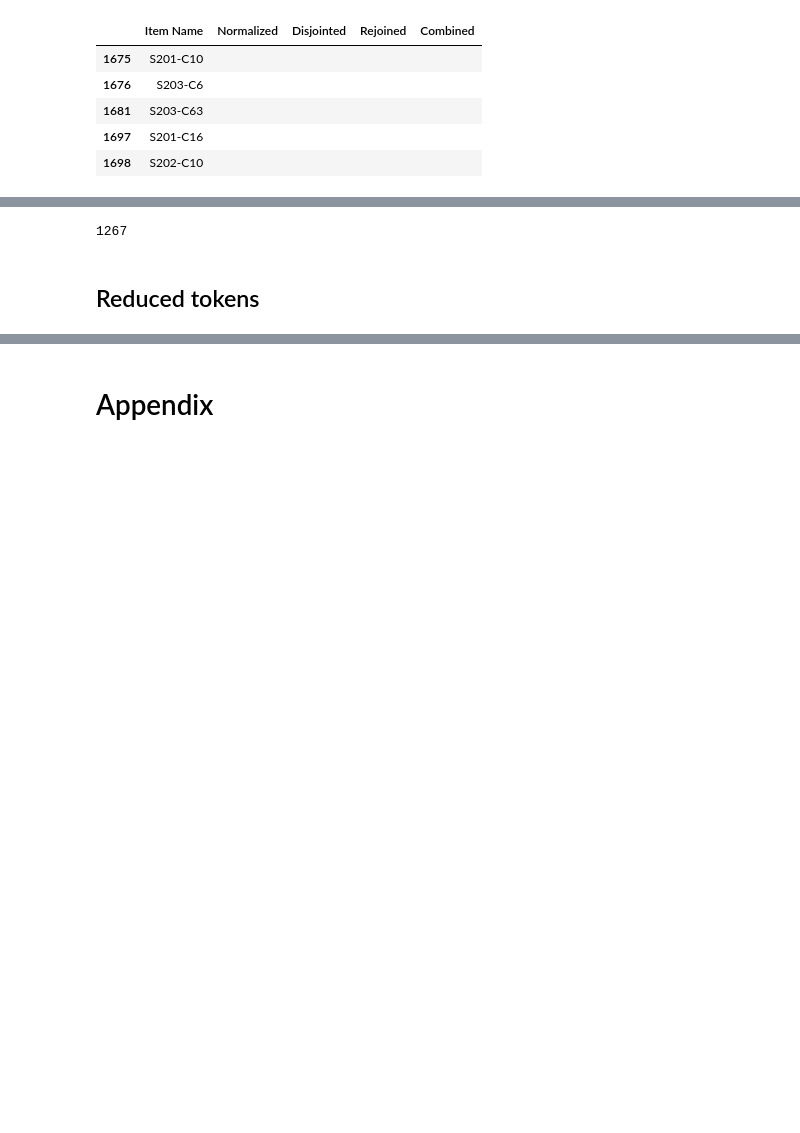
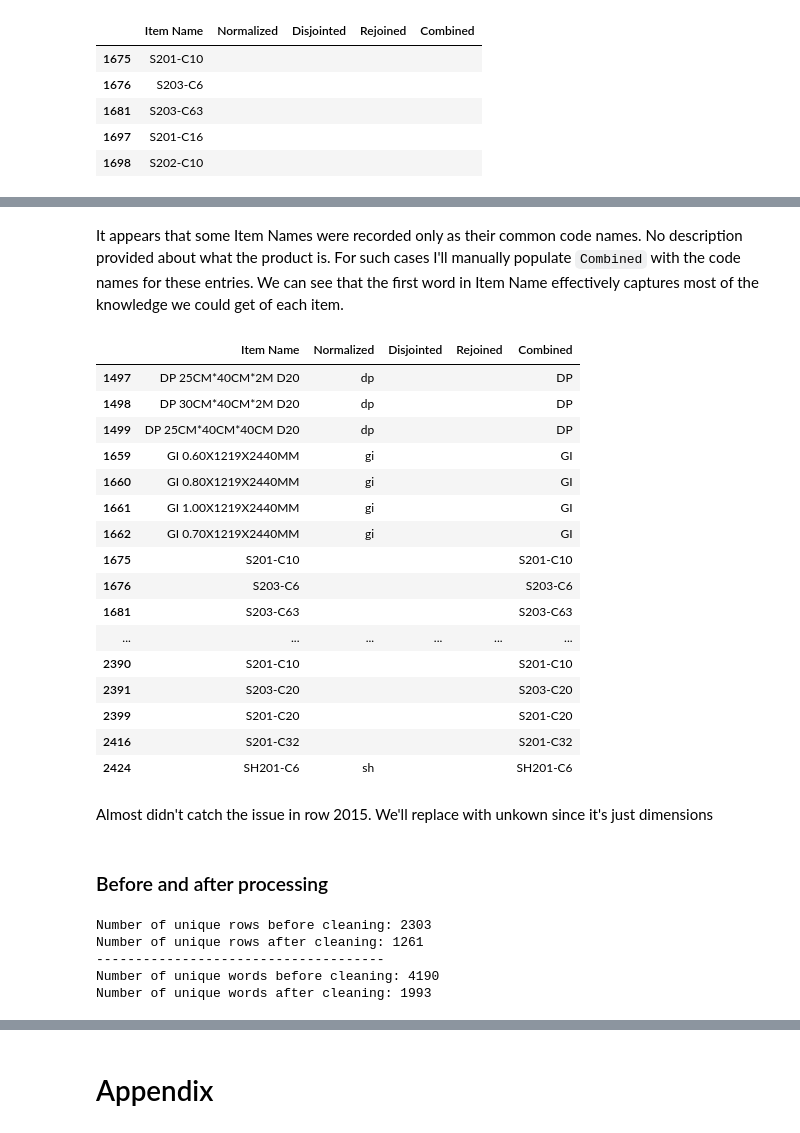
Before and after one commit to abodeza/Purchase_Data_Analysis, a Jupyter notebook: notebooks/NLP.ipynb, the cells around one changed output, grey strips where cells are left out. Cells and saved outputs as stored; diff of their text form; code cells hidden in the pictures; blank space fills up the shorter version.

```diff
--- a/notebooks/NLP.ipynb
+++ b/notebooks/NLP.ipynb
@@ -850,0 +861,28 @@ df[df["Combined"].str.len() == 3].head(5)
+# %% [markdown]
+It appears that some Item Names were recorded only as their common code names. No description provided about what the product is. For such cases I'll manually populate `Combined` with the code names for these entries. We can see that the first word in Item Name effectively captures most of the knowledge we could get of each item.
+# %%
+# Assign first word of "Item Name" where mask is True
+mask = df["Combined"].astype(str).str.len() <= 2
+df.loc[mask, "Combined"] = df.loc[mask, "Item Name"].str.split().str[0]
+# %%
+df[mask]
+# %% [output]
+|  | Item Name | Normalized | Disjointed | Rejoined | Combined |
+| 1497 | DP 25CM*40CM*2M D20 | dp |  |  | DP |
+| 1498 | DP 30CM*40CM*2M D20 | dp |  |  | DP |
+| 1499 | DP 25CM*40CM*40CM D20 | dp |  |  | DP |
+| 1659 | GI 0.60X1219X2440MM | gi |  |  | GI |
+| 1660 | GI 0.80X1219X2440MM | gi |  |  | GI |
+| 1661 | GI 1.00X1219X2440MM | gi |  |  | GI |
+| 1662 | GI 0.70X1219X2440MM | gi |  |  | GI |
+| 1675 | S201-C10 |  |  |  | S201-C10 |
+| 1676 | S203-C6 |  |  |  | S203-C6 |
+| 1681 | S203-C63 |  |  |  | S203-C63 |
+| ... | ... | ... | ... | ... | ... |
+| 2390 | S201-C10 |  |  |  | S201-C10 |
+| 2391 | S203-C20 |  |  |  | S203-C20 |
+| 2399 | S201-C20 |  |  |  | S201-C20 |
+| 2416 | S201-C32 |  |  |  | S201-C32 |
+| 2424 | SH201-C6 | sh |  |  | SH201-C6 |
+# %% [markdown]
+Almost didn't catch the issue in row 2015. We'll replace with unkown since it's just dimensions
@@ -851,7 +891,21 @@ df[df["Combined"].str.len() == 3].head(5)
+# %% [markdown]
+### Before and after processing
 # %%
+# Let's see how many unique rows we've got
+print("Number of unique rows before cleaning:", df["Item Name"].nunique())
+print("Number of unique rows after cleaning:", df["Combined"].nunique())
+
+print("-------------------------------------")
+
 # Let's see how many unique words we've got
-df["Combined"].nunique()
+words_before = set(" ".join(df["Item Name"]).split())
+words_after = set(" ".join(df["Combined"]).split())
+
+print("Number of unique words before cleaning:", len(words_before))
+print("Number of unique words after cleaning:", len(words_after))
 # %% [output]
-1267
+Number of unique rows before cleaning: 2303
+Number of unique rows after cleaning: 1261
+-------------------------------------
+Number of unique words before cleaning: 4190
+Number of unique words after cleaning: 1993
-# %% [markdown]
-## Reduced tokens
```
Also changed, not shown: parts of 57 cells of this notebook.
